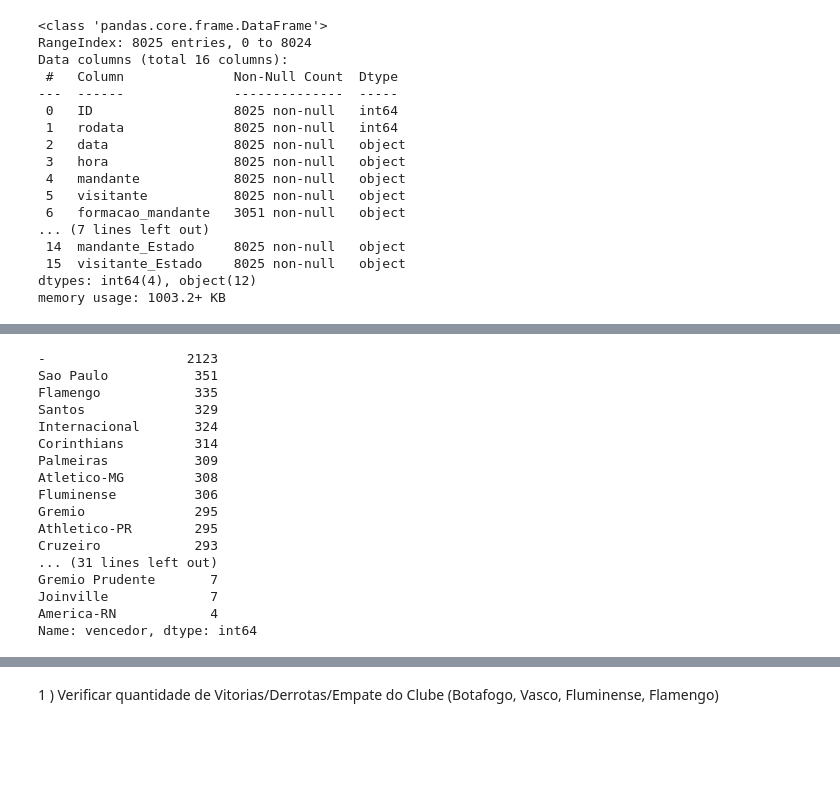
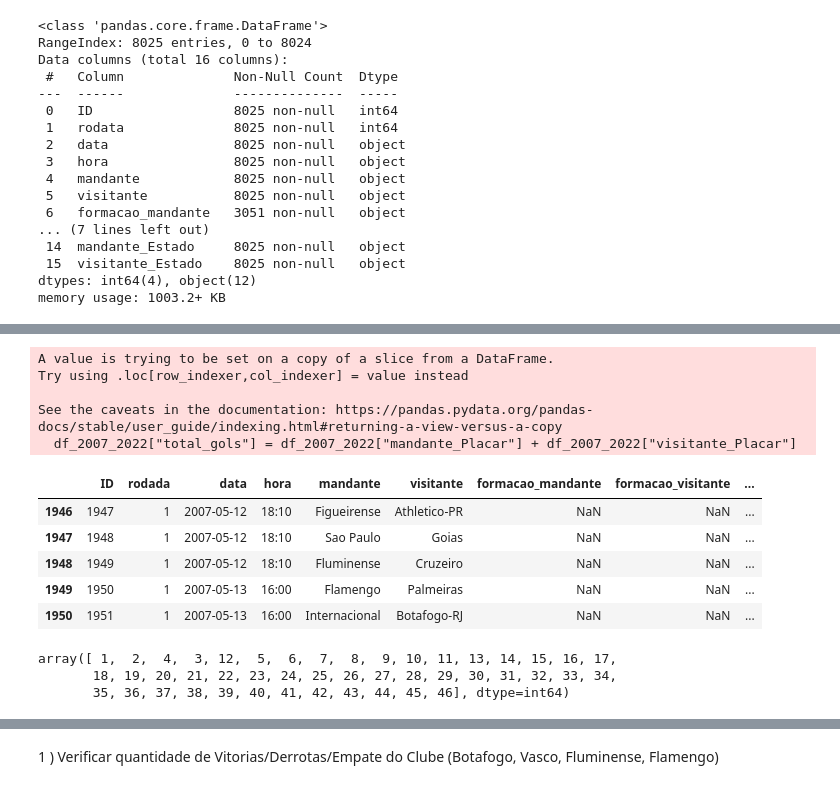
Before and after one commit to vbddinho/puc_minas_machine, a Jupyter notebook: upload_data.ipynb, the cells around one changed output, grey strips where cells are left out. Cells and saved outputs as stored; diff of their text form; code cells hidden in the pictures; blank space fills up the shorter version.

```diff
--- a/upload_data.ipynb
+++ b/upload_data.ipynb
@@ -124,21 +117,17 @@ df.head()
-# %%
-# Calcula a qtd de vitorias dos clubes
-df["vencedor"].value_counts()
-# %% [output]
--                  2123
-Sao Paulo           351
-Flamengo            335
-Santos              329
-Internacional       324
-Corinthians         314
-Palmeiras           309
-Atletico-MG         308
-Fluminense          306
-Gremio              295
-Athletico-PR        295
-Cruzeiro            293
-... (31 lines left out)
-Gremio Prudente       7
-Joinville             7
-America-RN            4
-Name: vencedor, dtype: int64
+# %%
+# Criar coluna total de gols
+df_2007_2022["total_gols"] = df_2007_2022["mandante_Placar"] + df_2007_2022["visitante_Placar"]
+
+df_2007_2022.head()
+# %% [output]
+A value is trying to be set on a copy of a slice from a DataFrame.
+Try using .loc[row_indexer,col_indexer] = value instead
+
+See the caveats in the documentation: https://pandas.pydata.org/pandas-docs/stable/user_guide/indexing.html#returning-a-view-versus-a-copy
+  df_2007_2022["total_gols"] = df_2007_2022["mandante_Placar"] + df_2007_2022["visitante_Placar"]
+|  | ID | rodada | data | hora | mandante | visitante | formacao_mandante | formacao_visitante | ... |
+| 1946 | 1947 | 1 | 2007-05-12 | 18:10 | Figueirense | Athletico-PR | NaN | NaN | ... |
+| 1947 | 1948 | 1 | 2007-05-12 | 18:10 | Sao Paulo | Goias | NaN | NaN | ... |
+| 1948 | 1949 | 1 | 2007-05-12 | 18:10 | Fluminense | Cruzeiro | NaN | NaN | ... |
+| 1949 | 1950 | 1 | 2007-05-13 | 16:00 | Flamengo | Palmeiras | NaN | NaN | ... |
+| 1950 | 1951 | 1 | 2007-05-13 | 16:00 | Internacional | Botafogo-RJ | NaN | NaN | ... |
@@ -144,0 +137,8 @@ Name: vencedor, dtype: int64
+# %%
+# Verifica a quantidade de temporadas por time
+
+df["rodata"].unique()
+# %% [output]
+array([ 1,  2,  4,  3, 12,  5,  6,  7,  8,  9, 10, 11, 13, 14, 15, 16, 17,
+       18, 19, 20, 21, 22, 23, 24, 25, 26, 27, 28, 29, 30, 31, 32, 33, 34,
+       35, 36, 37, 38, 39, 40, 41, 42, 43, 44, 45, 46], dtype=int64)
```
Also changed, not shown: parts of 9 cells of this notebook, 1 other file.
